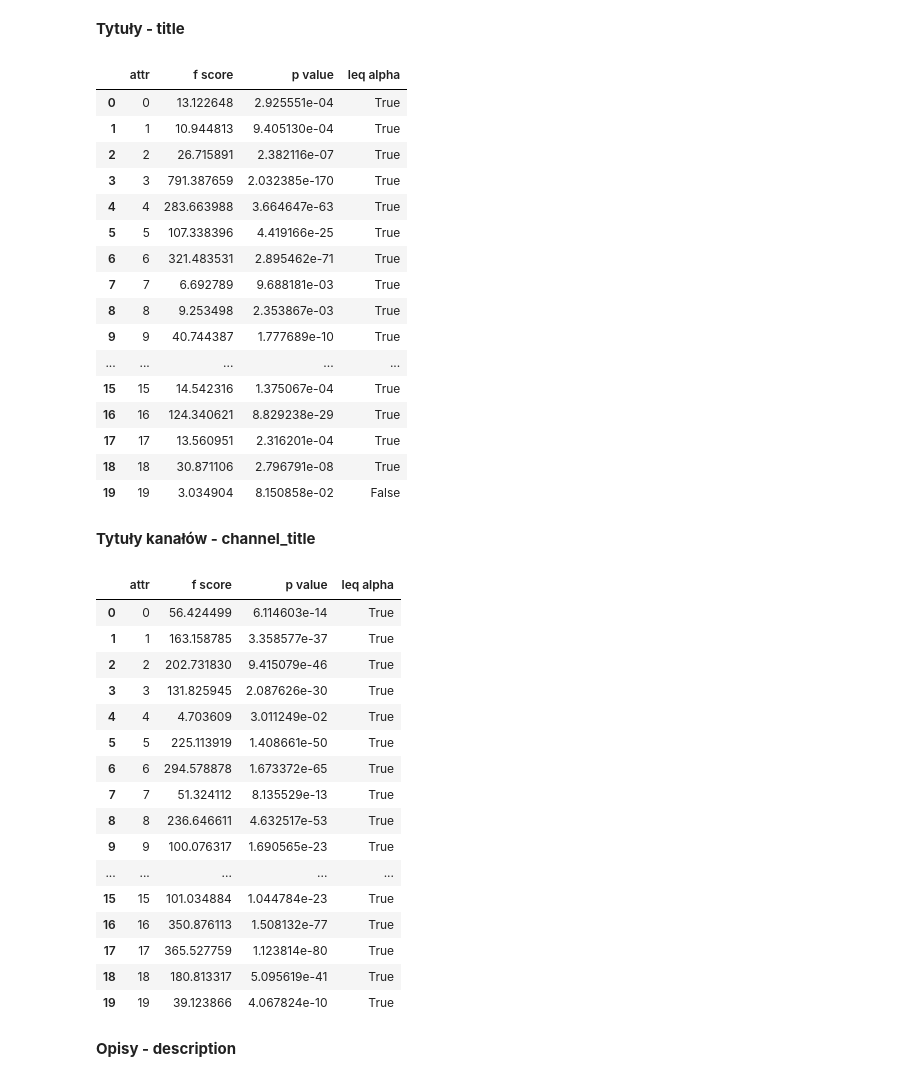
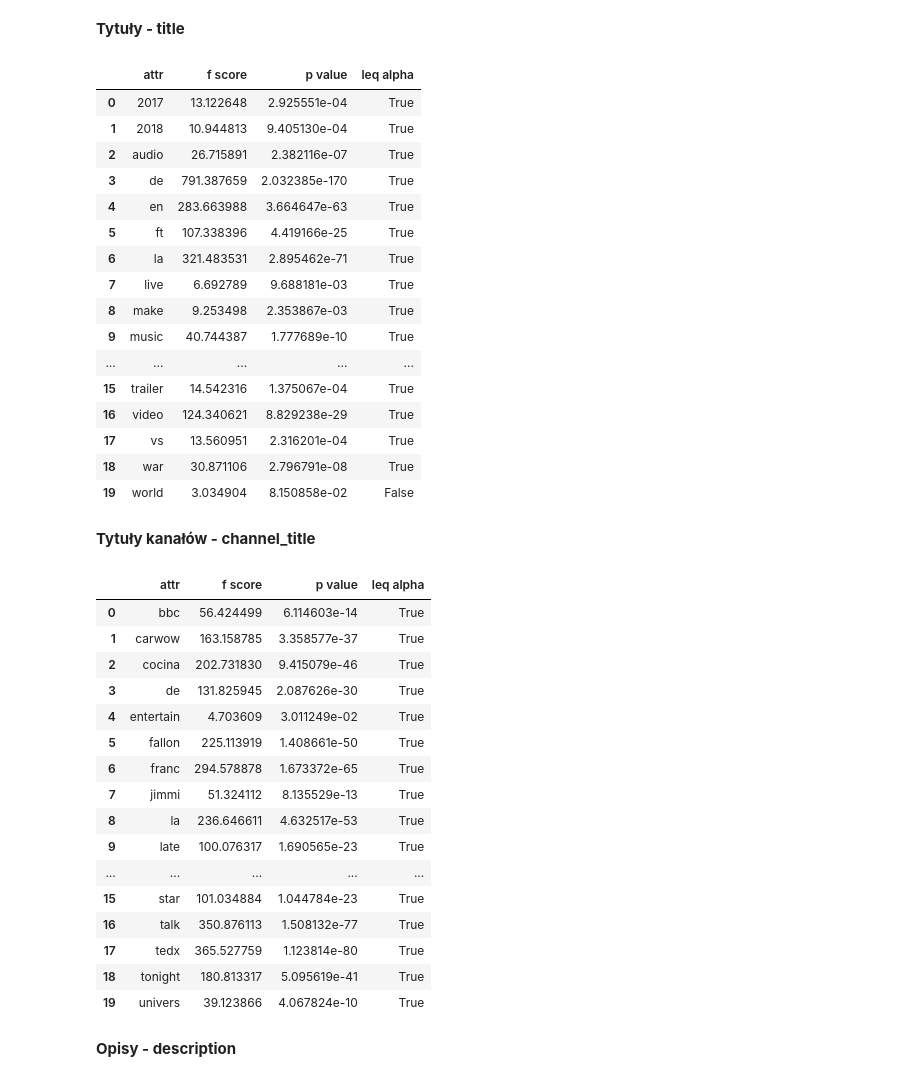
Before and after one commit to DominikKossinski/PED, a Jupyter notebook: notebooks/PED_5.ipynb, the cells around one changed output. Saved outputs shown, nothing was run; the diff lists cells and outputs as text; code cells hidden in the pictures.

Commit message:
tfidf attrs names

```diff
--- a/notebooks/PED_5.ipynb
+++ b/notebooks/PED_5.ipynb
@@ -426,42 +426,42 @@ n_features = 20
 # %% [markdown]
 **Tytuły - title**
 # %%
-title_tfidf = add_tfidf_args("title", n_features)
+title_tfidf, f_names = add_tfidf_args("title", n_features)
 trending_tfidf = title_tfidf[:len(trending_videos)]
 non_trending_tfidf = title_tfidf[len(trending_videos):]
 
 f_scores = pd.DataFrame()
 for i in range(n_features):
     data_set = [trending_tfidf[i], non_trending_tfidf[i]]
     f_score, p_value = stats.f_oneway(
         *data_set
     )
     f_scores = f_scores.append(pd.DataFrame(
-        data={"attr": [i], "f score": [f_score], "p value": [p_value], "leq alpha": [p_value <= alpha]}
+        data={"attr": [f_names[i]], "f score": [f_score], "p value": [p_value], "leq alpha": [p_value <= alpha]}
     ), ignore_index=True)
 f_scores
 # %% [output]
 |  | attr | f score | p value | leq alpha |
-| 0 | 0 | 13.122648 | 2.925551e-04 | True |
-| 1 | 1 | 10.944813 | 9.405130e-04 | True |
-| 2 | 2 | 26.715891 | 2.382116e-07 | True |
-| 3 | 3 | 791.387659 | 2.032385e-170 | True |
-| 4 | 4 | 283.663988 | 3.664647e-63 | True |
-| 5 | 5 | 107.338396 | 4.419166e-25 | True |
-| 6 | 6 | 321.483531 | 2.895462e-71 | True |
-| 7 | 7 | 6.692789 | 9.688181e-03 | True |
-| 8 | 8 | 9.253498 | 2.353867e-03 | True |
-| 9 | 9 | 40.744387 | 1.777689e-10 | True |
+| 0 | 2017 | 13.122648 | 2.925551e-04 | True |
+| 1 | 2018 | 10.944813 | 9.405130e-04 | True |
+| 2 | audio | 26.715891 | 2.382116e-07 | True |
+| 3 | de | 791.387659 | 2.032385e-170 | True |
+| 4 | en | 283.663988 | 3.664647e-63 | True |
+| 5 | ft | 107.338396 | 4.419166e-25 | True |
+| 6 | la | 321.483531 | 2.895462e-71 | True |
+| 7 | live | 6.692789 | 9.688181e-03 | True |
+| 8 | make | 9.253498 | 2.353867e-03 | True |
+| 9 | music | 40.744387 | 1.777689e-10 | True |
 | ... | ... | ... | ... | ... |
-| 15 | 15 | 14.542316 | 1.375067e-04 | True |
-| 16 | 16 | 124.340621 | 8.829238e-29 | True |
-| 17 | 17 | 13.560951 | 2.316201e-04 | True |
-| 18 | 18 | 30.871106 | 2.796791e-08 | True |
-| 19 | 19 | 3.034904 | 8.150858e-02 | False |
+| 15 | trailer | 14.542316 | 1.375067e-04 | True |
+| 16 | video | 124.340621 | 8.829238e-29 | True |
+| 17 | vs | 13.560951 | 2.316201e-04 | True |
+| 18 | war | 30.871106 | 2.796791e-08 | True |
+| 19 | world | 3.034904 | 8.150858e-02 | False |
 # %% [markdown]
 **Tytuły kanałów - channel_title**
 # %%
-channel_title_tfidf = add_tfidf_args("channel_title", n_features)
+channel_title_tfidf, f_names = add_tfidf_args("channel_title", n_features)
 trending_tfidf = channel_title_tfidf[:len(trending_videos)]
 non_trending_tfidf = channel_title_tfidf[len(trending_videos):]
 
@@ -472,27 +472,27 @@ for i in range(n_features):
         *data_set
     )
     f_scores = f_scores.append(pd.DataFrame(
-        data={"attr": [i], "f score": [f_score], "p value": [p_value], "leq alpha": [p_value <= alpha]}
+        data={"attr": [f_names[i]], "f score": [f_score], "p value": [p_value], "leq alpha": [p_value <= alpha]}
     ), ignore_index=True)
 f_scores
 # %% [output]
 |  | attr | f score | p value | leq alpha |
-| 0 | 0 | 56.424499 | 6.114603e-14 | True |
-| 1 | 1 | 163.158785 | 3.358577e-37 | True |
-| 2 | 2 | 202.731830 | 9.415079e-46 | True |
-| 3 | 3 | 131.825945 | 2.087626e-30 | True |
-| 4 | 4 | 4.703609 | 3.011249e-02 | True |
-| 5 | 5 | 225.113919 | 1.408661e-50 | True |
-| 6 | 6 | 294.578878 | 1.673372e-65 | True |
-| 7 | 7 | 51.324112 | 8.135529e-13 | True |
-| 8 | 8 | 236.646611 | 4.632517e-53 | True |
-| 9 | 9 | 100.076317 | 1.690565e-23 | True |
+| 0 | bbc | 56.424499 | 6.114603e-14 | True |
+| 1 | carwow | 163.158785 | 3.358577e-37 | True |
+| 2 | cocina | 202.731830 | 9.415079e-46 | True |
+| 3 | de | 131.825945 | 2.087626e-30 | True |
+| 4 | entertain | 4.703609 | 3.011249e-02 | True |
+| 5 | fallon | 225.113919 | 1.408661e-50 | True |
+| 6 | franc | 294.578878 | 1.673372e-65 | True |
+| 7 | jimmi | 51.324112 | 8.135529e-13 | True |
+| 8 | la | 236.646611 | 4.632517e-53 | True |
+| 9 | late | 100.076317 | 1.690565e-23 | True |
 | ... | ... | ... | ... | ... |
-| 15 | 15 | 101.034884 | 1.044784e-23 | True |
-| 16 | 16 | 350.876113 | 1.508132e-77 | True |
-| 17 | 17 | 365.527759 | 1.123814e-80 | True |
-| 18 | 18 | 180.813317 | 5.095619e-41 | True |
-| 19 | 19 | 39.123866 | 4.067824e-10 | True |
+| 15 | star | 101.034884 | 1.044784e-23 | True |
+| 16 | talk | 350.876113 | 1.508132e-77 | True |
+| 17 | tedx | 365.527759 | 1.123814e-80 | True |
+| 18 | tonight | 180.813317 | 5.095619e-41 | True |
+| 19 | univers | 39.123866 | 4.067824e-10 | True |
 # %% [markdown]
 **Opisy - description**
 # %%
```
Also changed, not shown: parts of 2 cells of this notebook, 3 other files.
